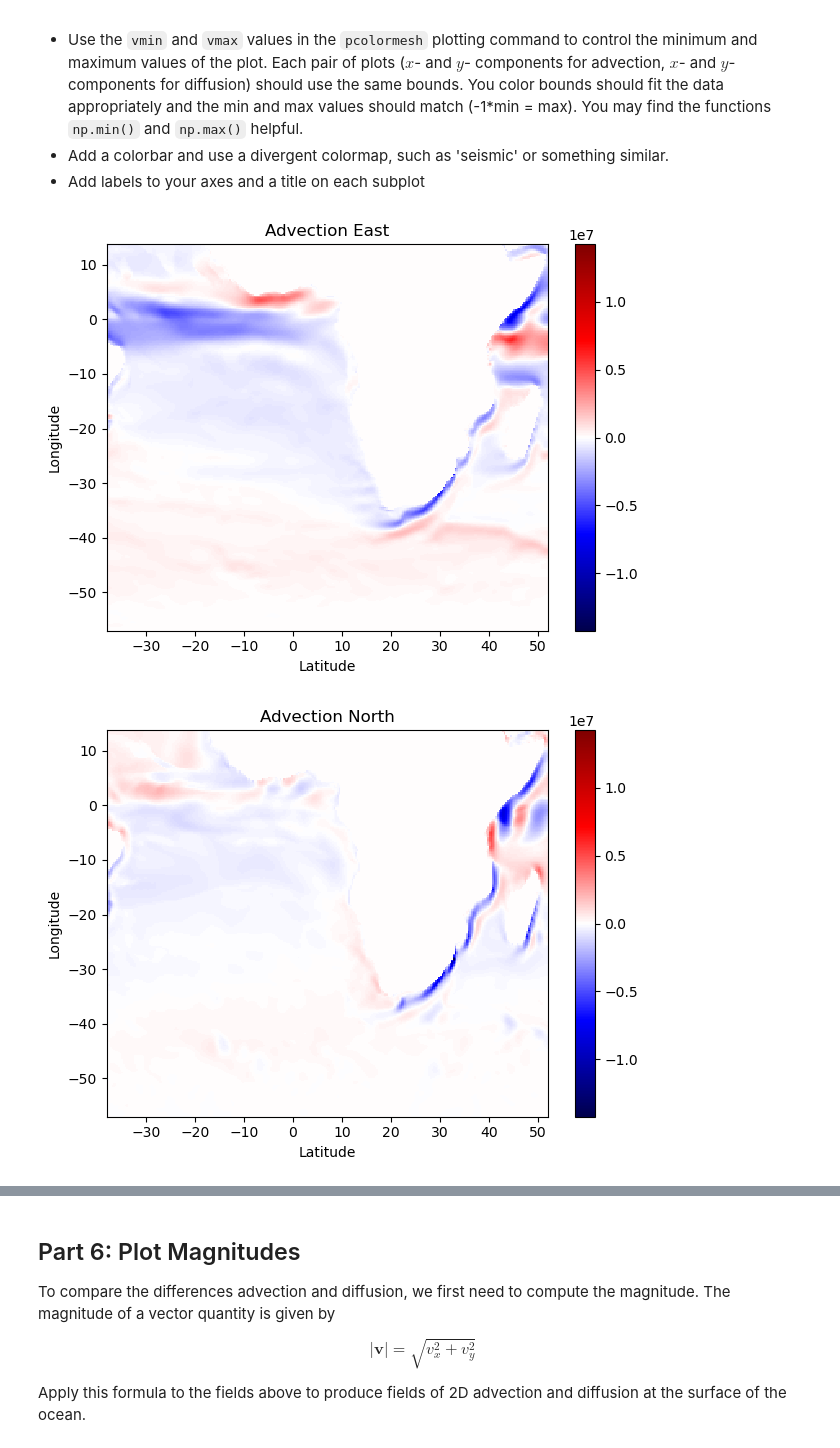
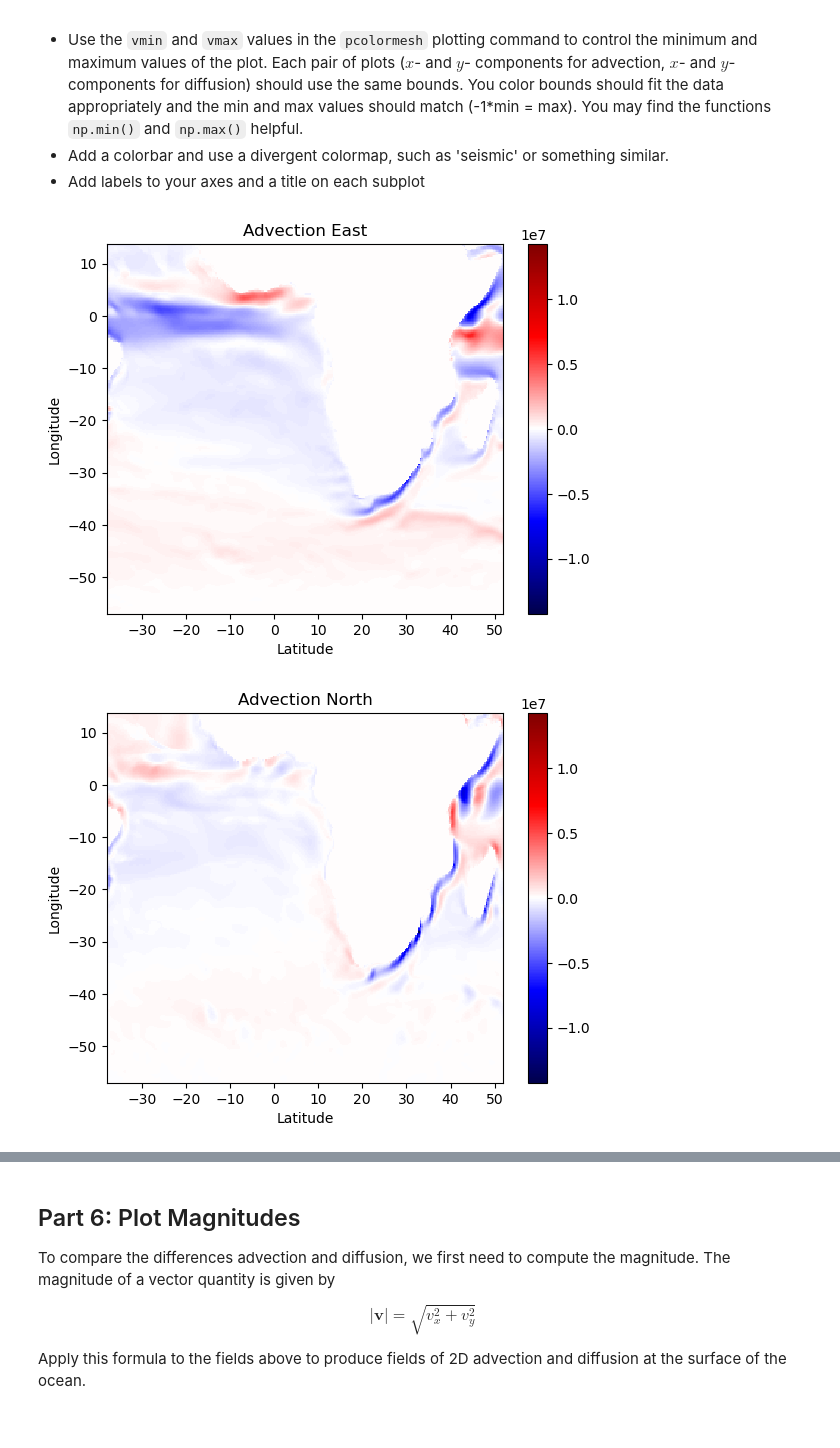
Before and after one commit to au-tran/cs185c_fall2024, a Jupyter notebook: homework/homework_6/HW6 Advection and Diffusion.ipynb, the cells around one changed output, grey strips where cells are left out. Drawn from its saved outputs; the diff is of its cells as text; code cells hidden in the pictures.

Commit message:
Fixed the plots by removing tight layout

```diff
--- a/homework/homework_6/HW6 Advection and Diffusion.ipynb
+++ b/homework/homework_6/HW6 Advection and Diffusion.ipynb
@@ -110,36 +110,32 @@ plt.pcolormesh(longitude, latitude, ADVx_TH, vmin=-1*adv_bound, vmax=adv_bound,
 plt.colorbar()
 plt.title("Advection East")
 plt.ylabel("Longitude")
 plt.xlabel("Latitude")
-plt.tight_layout()
 plt.show()
 
 plt.pcolormesh(longitude, latitude, ADVy_TH, vmin=-1*adv_bound, vmax=adv_bound, cmap='seismic')
 plt.colorbar()
 plt.title("Advection North")
 plt.ylabel("Longitude")
 plt.xlabel("Latitude")
-plt.tight_layout()
 plt.show()
 
 # For diffusion, the maximum value as area bounds results in a very sparse looking graph with alot of white areas
 # Lowering the bounds by a dividing by 5 results in graphs with better visualization
 
 plt.pcolormesh(longitude, latitude, DFxE_TH, vmin=(-1*df_bound)/5, vmax=(df_bound)/5, cmap='seismic')
 plt.colorbar()
 plt.title("Diffusion East")
 plt.ylabel("Longitude")
 plt.xlabel("Latitude")
-plt.tight_layout()
 plt.show()
 
 plt.pcolormesh(longitude, latitude, DFyE_TH, vmin=(-1*df_bound)/5, vmax=(df_bound/5), cmap='seismic')
 plt.colorbar()
 plt.title("Diffusion North")
 plt.ylabel("Longitude")
 plt.xlabel("Latitude")
-plt.tight_layout()
 plt.show()
 # %% [output]
-[figure, old version]
+[figure, new version]
-[figure, old version]
+[figure, new version]
```
Also changed, not shown: parts of 2 cells of this notebook.
